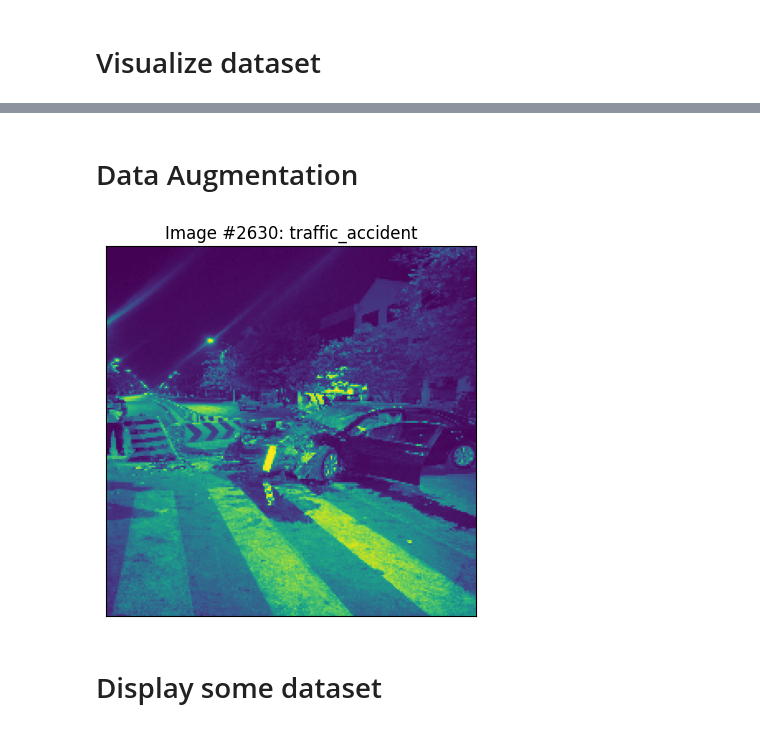
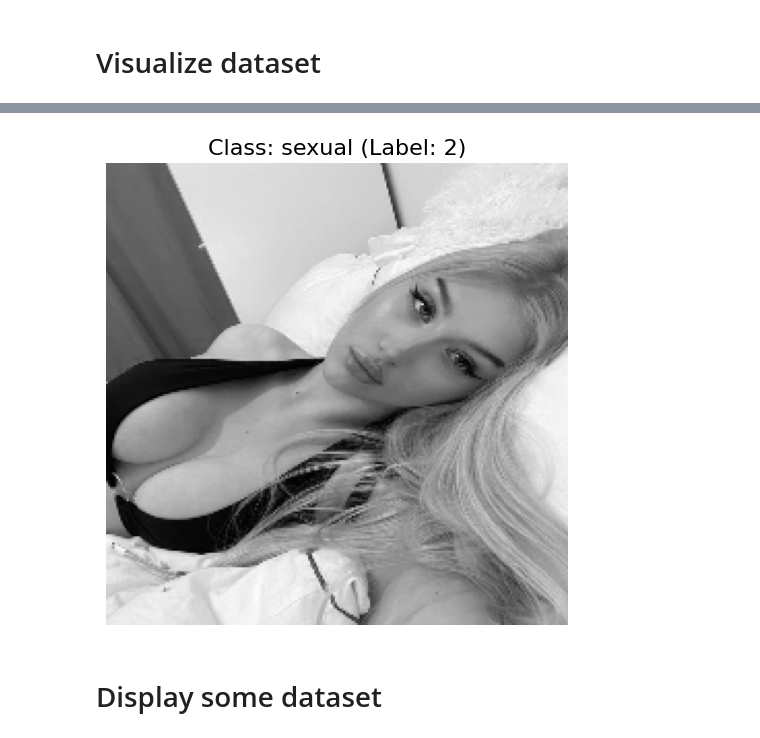
Before and after one commit to socheadev/mite_research_project, a Jupyter notebook: main.ipynb, the cells around one changed output, grey strips where cells are left out. Drawn from its saved outputs; the diff is of its cells as text; code cells hidden in the pictures.

```diff
--- a/main.ipynb
+++ b/main.ipynb
@@ -26,11 +25,11 @@ warnings.filterwarnings('ignore')
 # %% [markdown]
 # PATH
 # %%
-train_path = 'dataset/training/'
-PLOT_SAVE_DIR = 'output/plot/v13/'
-LOG_DIR = 'output/log/v13/'
-MODEL_SAVE_PATH = 'output/model/v13/cnn_model_v13.keras'
-HISTORY_PATH = 'output/model/v13/train_history_v13.npy'
+TRAIN_PATH = 'dataset/training/'
+PLOT_SAVE_DIR = 'output/plot/v15/'
+LOG_DIR = 'output/log/v15/'
+MODEL_SAVE_PATH = 'output/model/v15/cnn_model_v15.keras'
+HISTORY_PATH = 'output/model/v15/train_history_v15.npy'
 
 IMAGE_SIZE = (224, 224)
 INPUT_SHAPE = (224, 224, 1)
@@ -45,8 +44,8 @@ LABEL_MAPPING = {
     'traffic_accident': 3
 }
 
-class_names = ['alcohol', 'blood', 'sexual', 'traffic_accident']
-nb_classes = len(class_names)
+CLASS_NAMES = ['alcohol', 'blood', 'sexual', 'traffic_accident']
+NB_CLASSES = len(CLASS_NAMES)
 # %% [markdown]
 # Function to load data
 # %%
@@ -98,4 +115,4 @@ def load_data(dataset, label_mapping, image_size=IMAGE_SIZE):
 # %% [markdown]
 # Execute images and labels
 # %%
-images, labels = load_data(train_path, LABEL_MAPPING)
+images, labels = load_data(TRAIN_PATH, LABEL_MAPPING)
@@ -211,2 +239,0 @@ fig.show()
-# %% [markdown]
-# Data Augmentation
@@ -233,18 +240,29 @@ test_generator = test_datagen.flow(test_images, test_labels, batch_size=BATCH_SI
 # %%
 def display_random_image(class_names, images, labels):
-    index = np.random.randint(images.shape[0])
-    plt.figure()
-    plt.imshow(images[index])
-    plt.xticks([])
-    plt.yticks([])
-    plt.grid(False)
-    plt.title('Image #{}: '.format(index) + class_names[labels[index]])
+    """
+    Displays a random image from the dataset along with its class label.
+
+    Args:
+        class_names (list): List of class names.
+        images (np.ndarray): Array of images.
+        labels (np.ndarray): Array of corresponding labels.
+    """
+    random_index = np.random.randint(0, len(images))
+
+    random_image = images[random_index]
+    random_label = labels[random_index]
+
+    class_name = class_names[random_label]
+
+    plt.figure(figsize=(6, 6))
+    plt.imshow(random_image.squeeze(), cmap='gray')
+    plt.title(f"Class: {class_name} (Label: {random_label})", fontsize=16)
+    plt.axis('off')
     plt.show()
 
-
-display_random_image(class_names, train_images, train_labels)
+display_random_image(CLASS_NAMES, train_images, train_labels)
 # %% [output]
-[figure, old version]
+[figure, new version]
 # %% [markdown]
 # Display some dataset
 # %%
```
Also changed, not shown: parts of 25 cells of this notebook, 10 other files.
